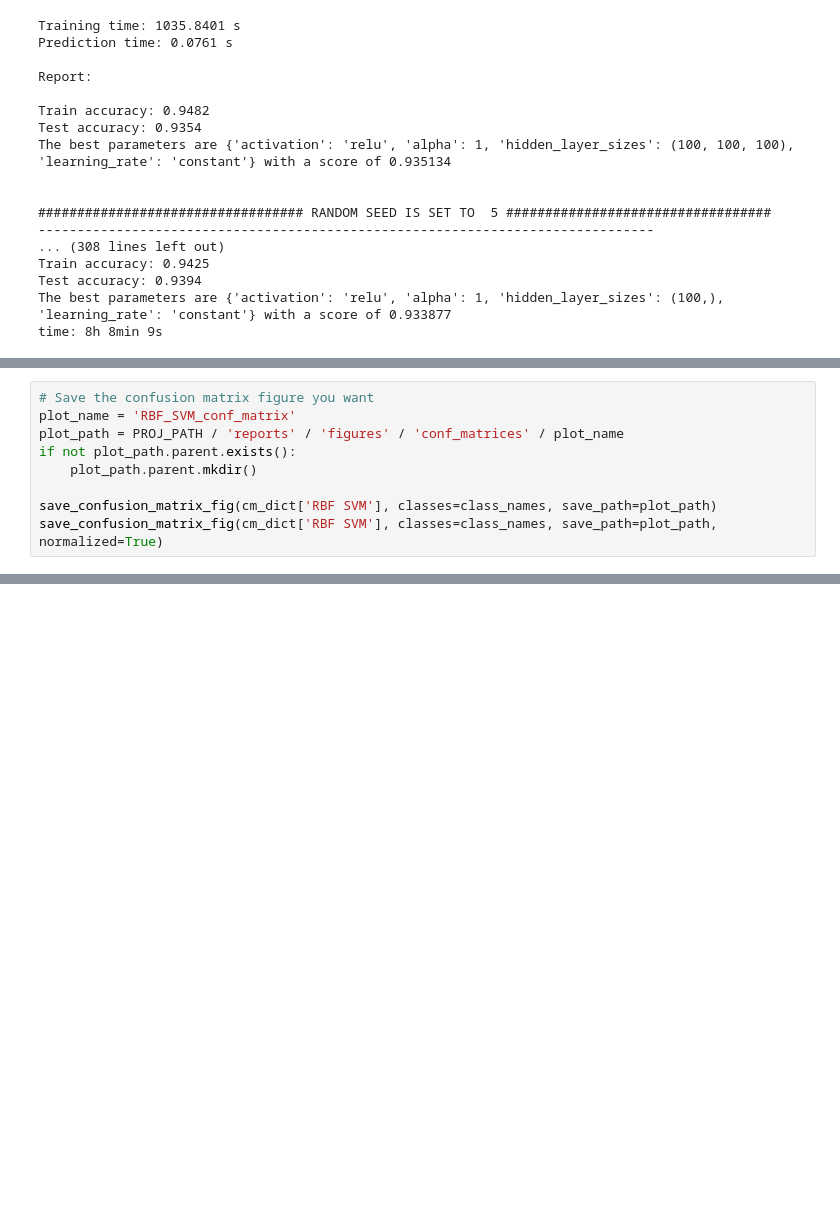
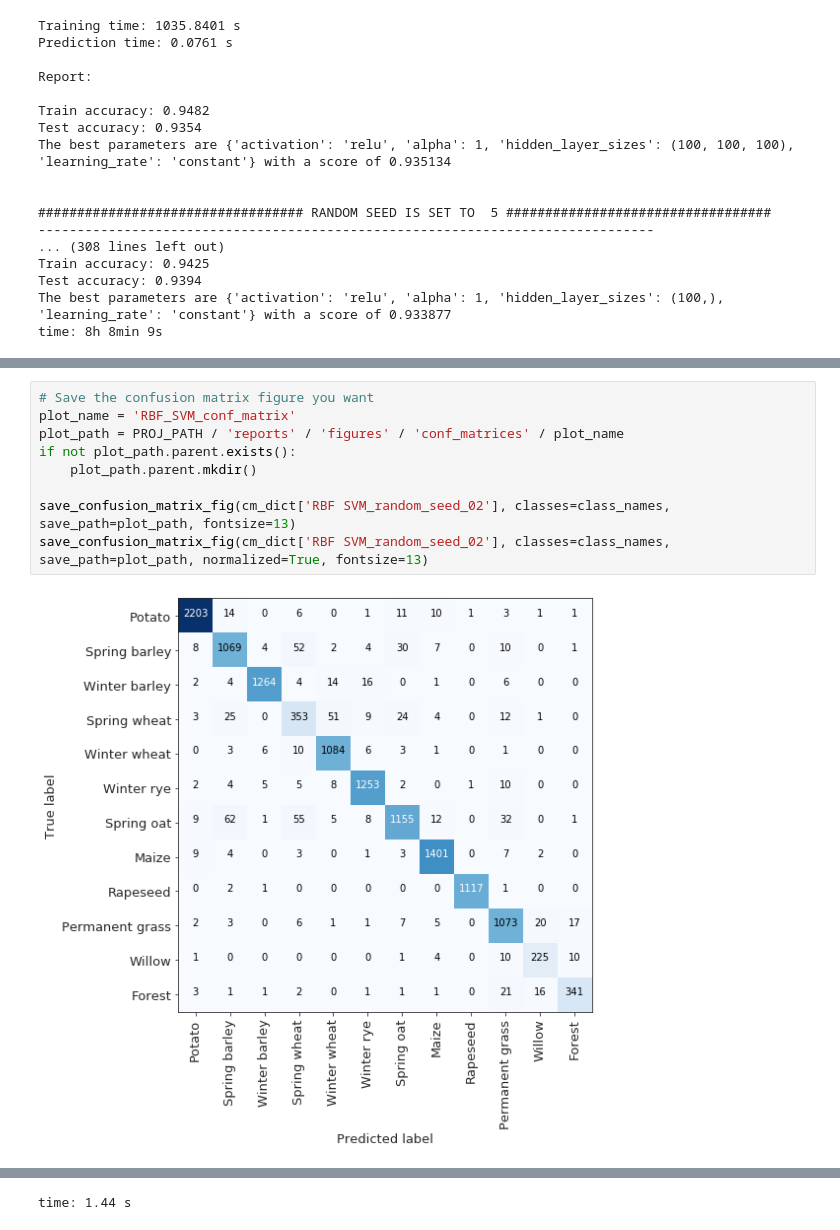
Before and after one commit to JacobJeppesen/PublicSectorConsultancy, a Jupyter notebook: potato_nematode_predictor/notebooks/03_TrainClassifiers.ipynb, the cells around one changed output, grey strips where cells are left out. Saved outputs shown, nothing was run; the diff lists cells and outputs as text; blank space fills up the shorter version.

```diff
--- a/potato_nematode_predictor/notebooks/03_TrainClassifiers.ipynb
+++ b/potato_nematode_predictor/notebooks/03_TrainClassifiers.ipynb
@@ -418,9 +429,11 @@ time: 121 ms
 # %%
 # Save the confusion matrix figure you want
 plot_name = 'RBF_SVM_conf_matrix'
 plot_path = PROJ_PATH / 'reports' / 'figures' / 'conf_matrices' / plot_name
 if not plot_path.parent.exists():
     plot_path.parent.mkdir()
 
-save_confusion_matrix_fig(cm_dict['RBF SVM'], classes=class_names, save_path=plot_path)
-save_confusion_matrix_fig(cm_dict['RBF SVM'], classes=class_names, save_path=plot_path, normalized=True)
+save_confusion_matrix_fig(cm_dict['RBF SVM_random_seed_02'], classes=class_names, save_path=plot_path, fontsize=13)
+save_confusion_matrix_fig(cm_dict['RBF SVM_random_seed_02'], classes=class_names, save_path=plot_path, normalized=True, fontsize=13)
+# %% [output]
+[figure, added]
@@ -426,0 +441 @@ save_confusion_matrix_fig(cm_dict['RBF SVM'], classes=class_names, save_path=plo
+time: 1.44 s
```
Also changed, not shown: parts of 7 cells of this notebook, 4 other files.
